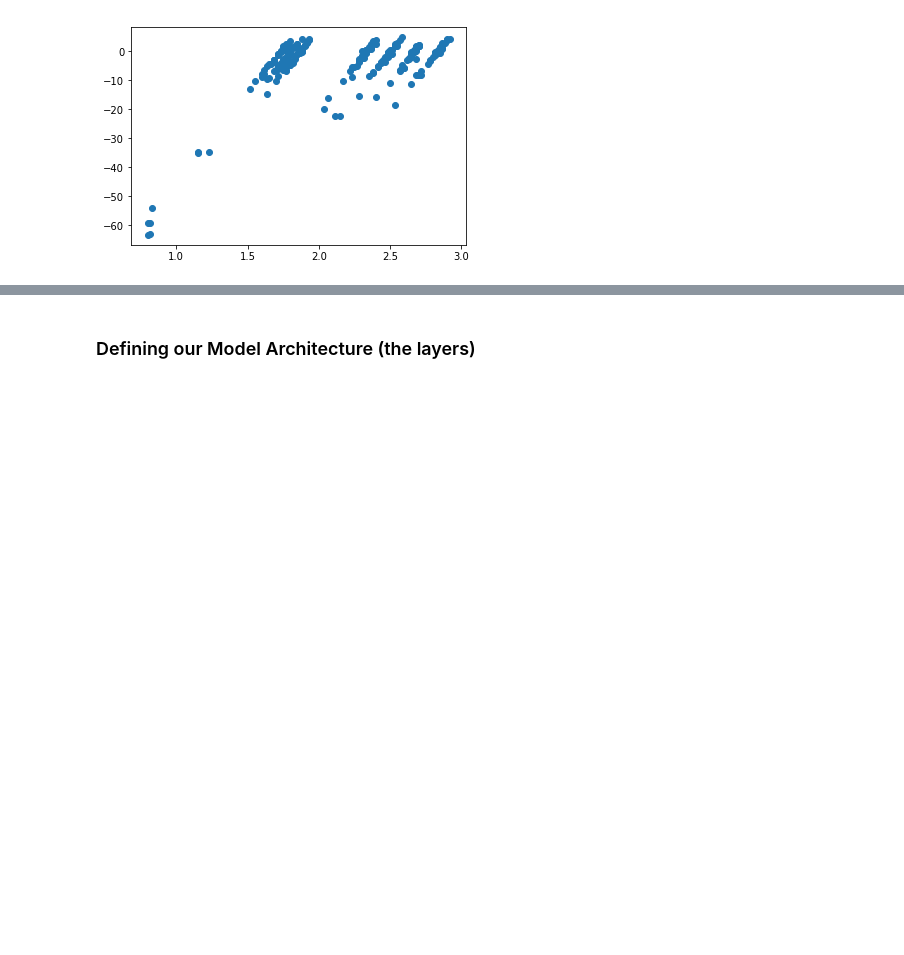
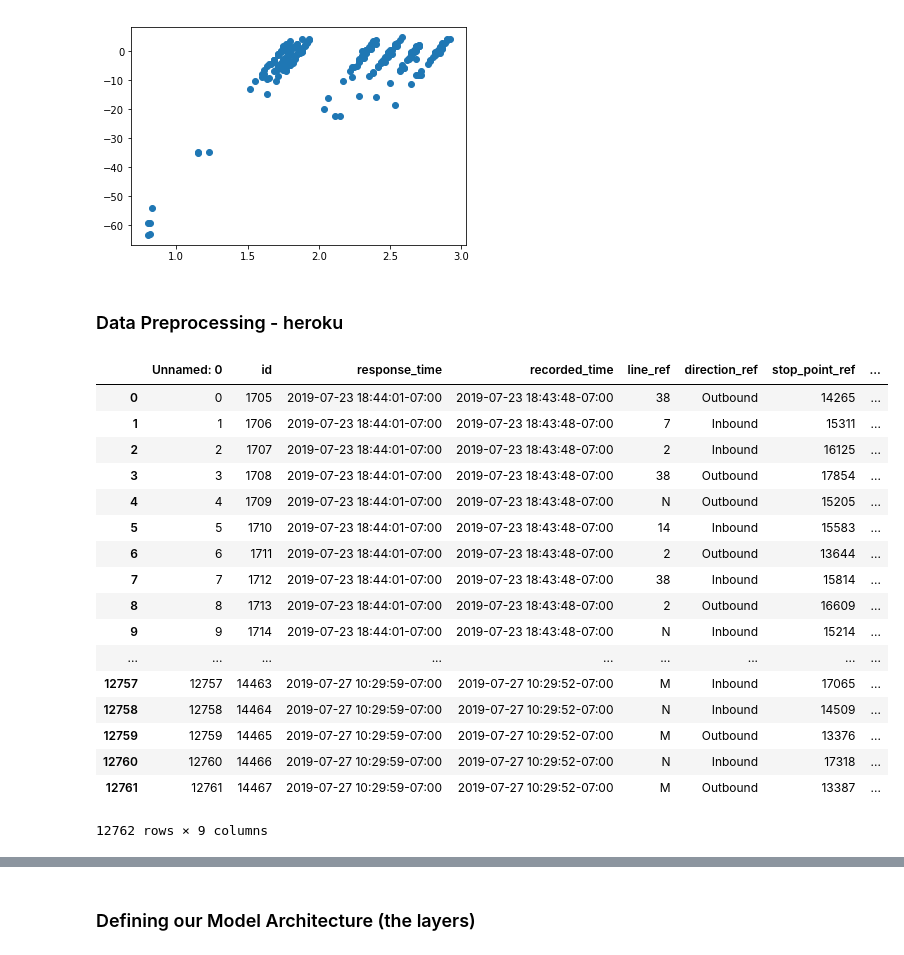
Before and after one commit to EfficiencyJunky/Project3SuperGroup, a Jupyter notebook: code/Final Project Machine Learning Component.ipynb, the cells around one changed output, grey strips where cells are left out. Saved outputs shown, nothing was run; the diff lists cells and outputs as text; code cells hidden in the pictures; blank space fills up the shorter version.

```diff
--- a/code/Final Project Machine Learning Component.ipynb
+++ b/code/Final Project Machine Learning Component.ipynb
@@ -294,3 +295,27 @@ plt.scatter(X, y)
 # %% [output]
 <matplotlib.collections.PathCollection at 0x...>
 [figure]
+# %% [markdown]
+### Data Preprocessing - heroku
+# %%
+muni_df = pd.read_csv('https://muni-db-service.herokuapp.com/data')
+muni_df
+# %% [output]
+|  | Unnamed: 0 | id | response_time | recorded_time | line_ref | direction_ref | stop_point_ref | ... |
+| 0 | 0 | 1705 | 2019-07-23 18:44:01-07:00 | 2019-07-23 18:43:48-07:00 | 38 | Outbound | 14265 | ... |
+| 1 | 1 | 1706 | 2019-07-23 18:44:01-07:00 | 2019-07-23 18:43:48-07:00 | 7 | Inbound | 15311 | ... |
+| 2 | 2 | 1707 | 2019-07-23 18:44:01-07:00 | 2019-07-23 18:43:48-07:00 | 2 | Inbound | 16125 | ... |
+| 3 | 3 | 1708 | 2019-07-23 18:44:01-07:00 | 2019-07-23 18:43:48-07:00 | 38 | Outbound | 17854 | ... |
+| 4 | 4 | 1709 | 2019-07-23 18:44:01-07:00 | 2019-07-23 18:43:48-07:00 | N | Outbound | 15205 | ... |
+| 5 | 5 | 1710 | 2019-07-23 18:44:01-07:00 | 2019-07-23 18:43:48-07:00 | 14 | Inbound | 15583 | ... |
+| 6 | 6 | 1711 | 2019-07-23 18:44:01-07:00 | 2019-07-23 18:43:48-07:00 | 2 | Outbound | 13644 | ... |
+| 7 | 7 | 1712 | 2019-07-23 18:44:01-07:00 | 2019-07-23 18:43:48-07:00 | 38 | Inbound | 15814 | ... |
+| 8 | 8 | 1713 | 2019-07-23 18:44:01-07:00 | 2019-07-23 18:43:48-07:00 | 2 | Outbound | 16609 | ... |
+| 9 | 9 | 1714 | 2019-07-23 18:44:01-07:00 | 2019-07-23 18:43:48-07:00 | N | Inbound | 15214 | ... |
+| ... | ... | ... | ... | ... | ... | ... | ... | ... |
+| 12757 | 12757 | 14463 | 2019-07-27 10:29:59-07:00 | 2019-07-27 10:29:52-07:00 | M | Inbound | 17065 | ... |
+| 12758 | 12758 | 14464 | 2019-07-27 10:29:59-07:00 | 2019-07-27 10:29:52-07:00 | N | Inbound | 14509 | ... |
+| 12759 | 12759 | 14465 | 2019-07-27 10:29:59-07:00 | 2019-07-27 10:29:52-07:00 | M | Outbound | 13376 | ... |
+| 12760 | 12760 | 14466 | 2019-07-27 10:29:59-07:00 | 2019-07-27 10:29:52-07:00 | N | Inbound | 17318 | ... |
+| 12761 | 12761 | 14467 | 2019-07-27 10:29:59-07:00 | 2019-07-27 10:29:52-07:00 | M | Outbound | 13387 | ... |
+12762 rows × 9 columns
```
Also changed, not shown: parts of 53 cells of this notebook.
